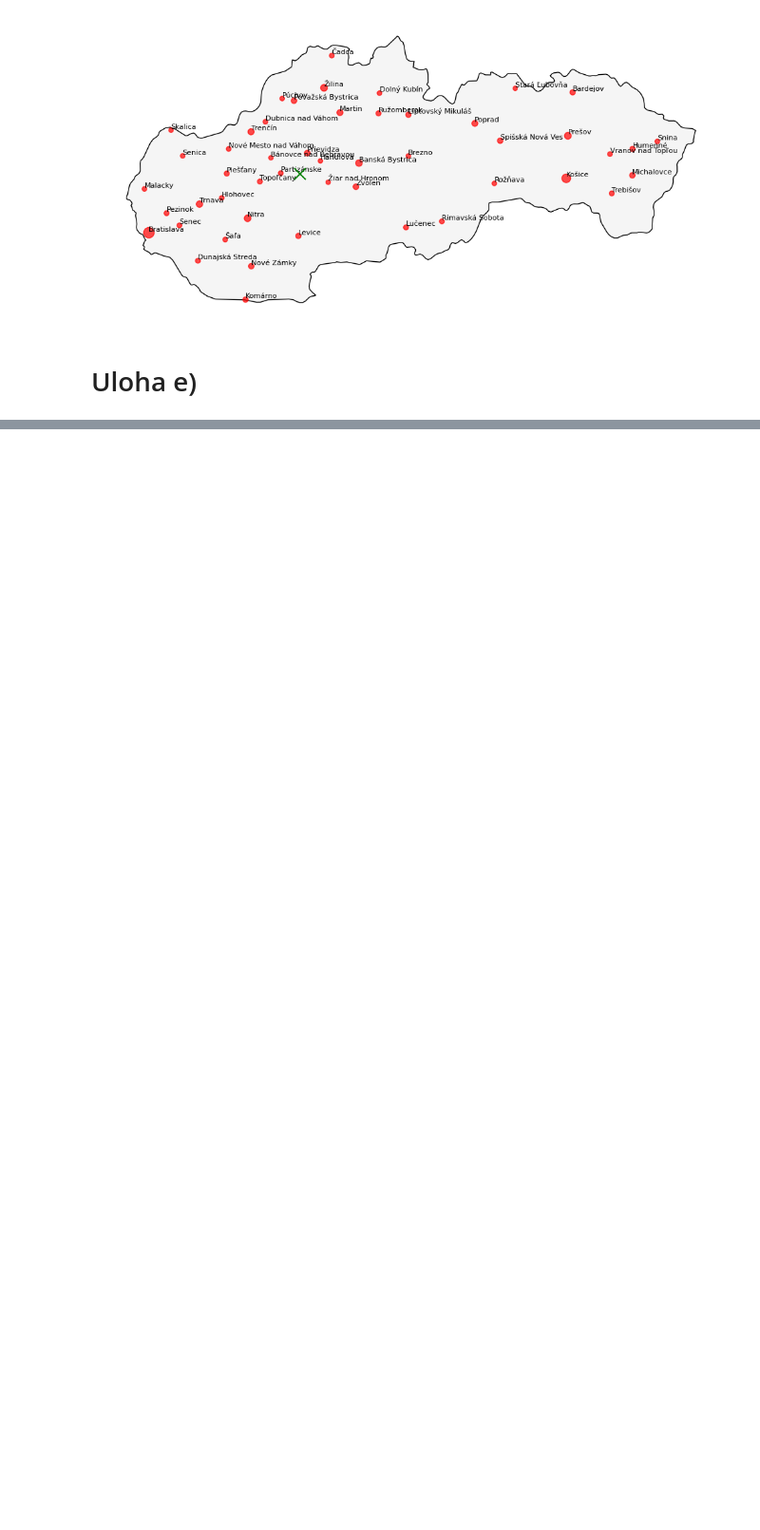
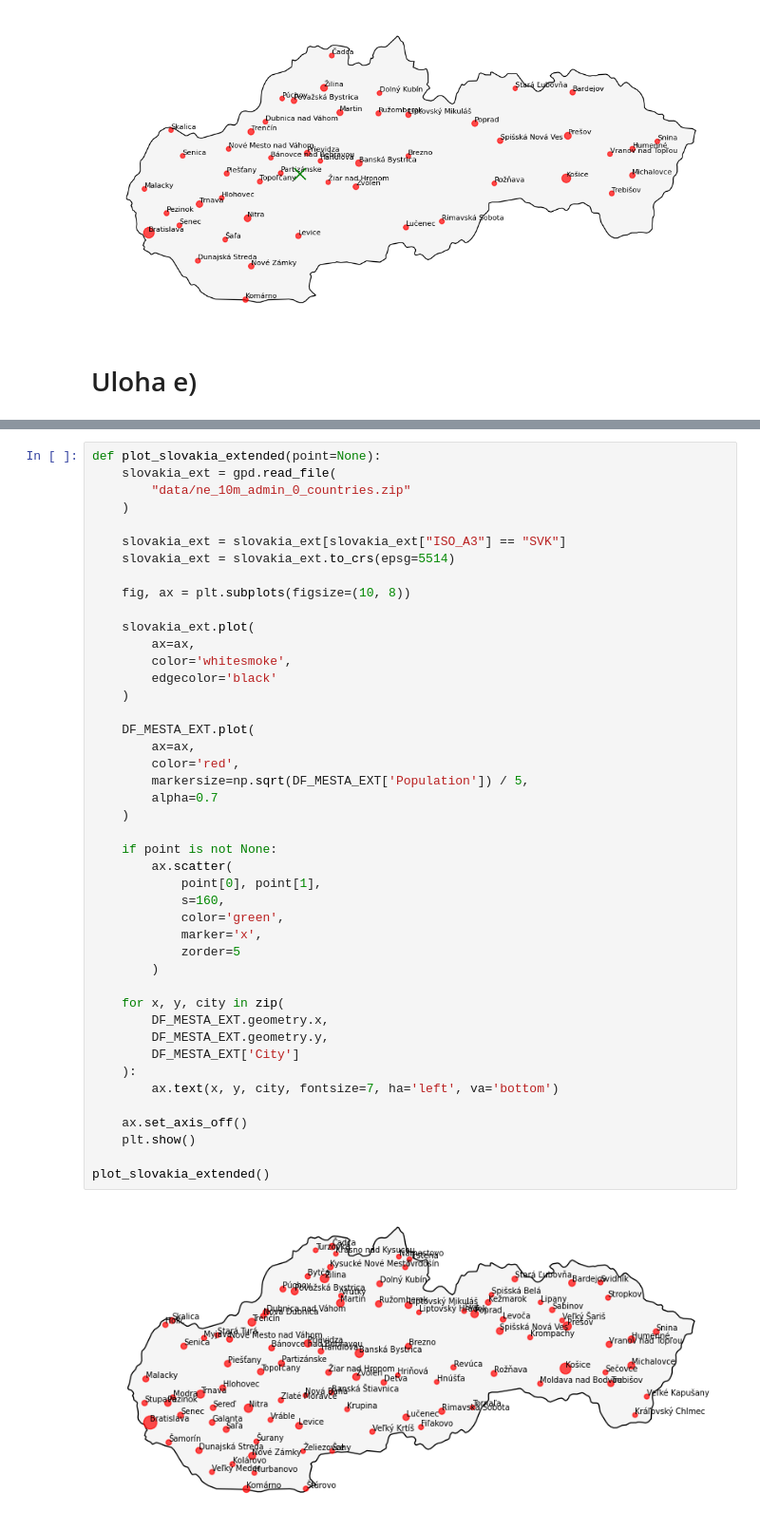
Before and after one commit to Retr-1/MVO-LPA-MjaBaRieVi, a Jupyter notebook: main.ipynb, the cells around one changed output, grey strips where cells are left out. Shown at 95% size. Saved outputs shown, nothing was run; the diff lists cells and outputs as text; blank space fills up the shorter version.

```diff
--- a/main.ipynb
+++ b/main.ipynb
@@ -280,0 +320,46 @@ Step 5242880 finished in 100001 iterations, found [-874050.18203995 1327543.6100
+# %%
+def plot_slovakia_extended(point=None):
+    slovakia_ext = gpd.read_file(
+        "data/ne_10m_admin_0_countries.zip"
+    )
+
+    slovakia_ext = slovakia_ext[slovakia_ext["ISO_A3"] == "SVK"]
+    slovakia_ext = slovakia_ext.to_crs(epsg=5514)
+
+    fig, ax = plt.subplots(figsize=(10, 8))
+
+    slovakia_ext.plot(
+        ax=ax,
+        color='whitesmoke',
+        edgecolor='black'
+    )
+
+    DF_MESTA_EXT.plot(
+        ax=ax,
+        color='red',
+        markersize=np.sqrt(DF_MESTA_EXT['Population']) / 5,
+        alpha=0.7
+    )
+
+    if point is not None:
+        ax.scatter(
+            point[0], point[1],
+            s=160,
+            color='green',
+            marker='x',
+            zorder=5
+        )
+
+    for x, y, city in zip(
+        DF_MESTA_EXT.geometry.x,
+        DF_MESTA_EXT.geometry.y,
+        DF_MESTA_EXT['City']
+    ):
+        ax.text(x, y, city, fontsize=7, ha='left', va='bottom')
+
+    ax.set_axis_off()
+    plt.show()
+
+plot_slovakia_extended()
+# %% [output]
+[figure, added]
```
Also changed, not shown: parts of 10 cells of this notebook.
